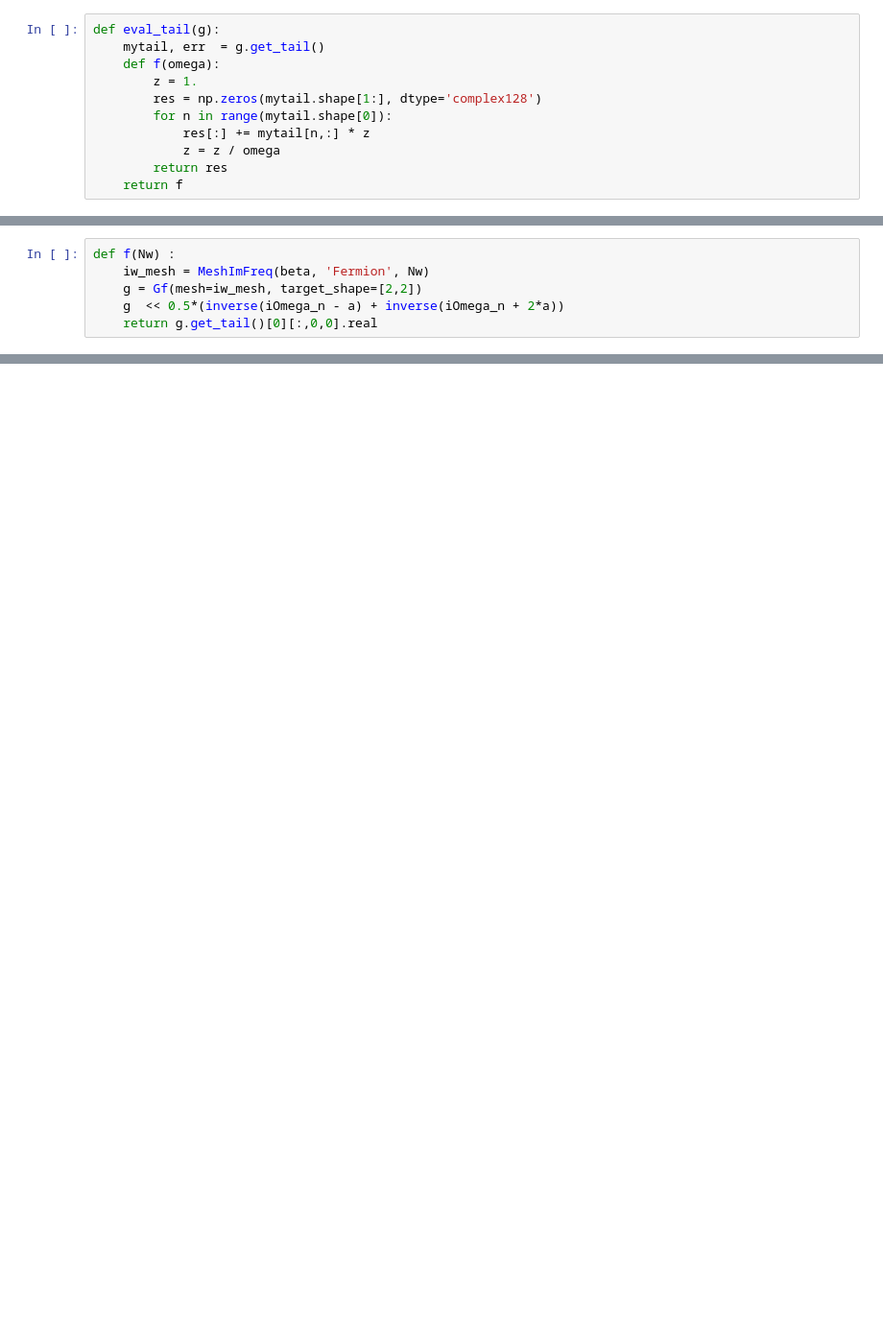
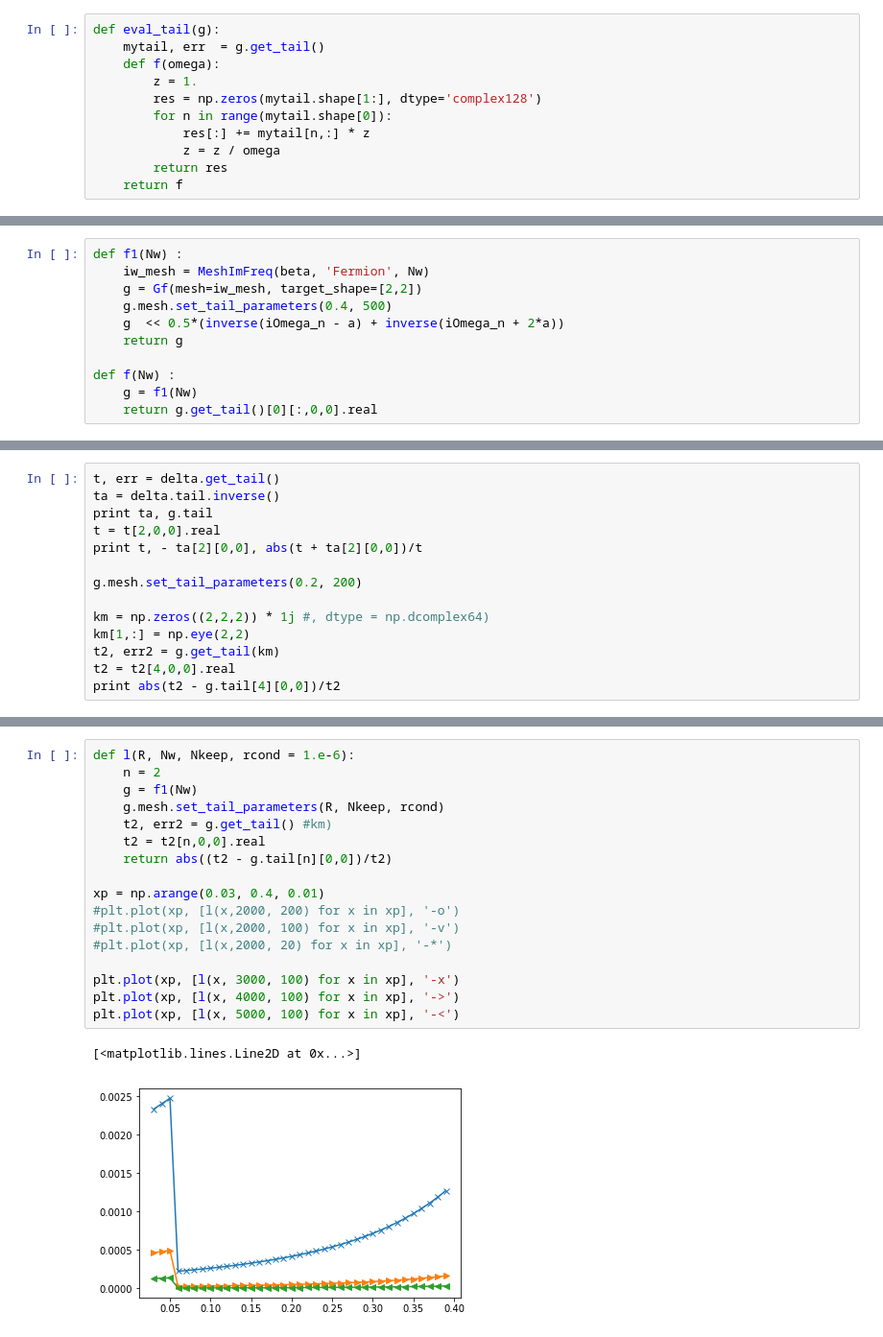
Before and after one commit to TRIQS/triqs, a Jupyter notebook: new_tail_test.ipynb, the cells around one changed output, grey strips where cells are left out. Shown: that part at 96% size. Saved outputs shown, nothing was run; the diff lists cells and outputs as text; blank space fills up the shorter version.

```diff
--- a/new_tail_test.ipynb
+++ b/new_tail_test.ipynb
@@ -67,6 +69,11 @@ for n,x in enumerate(g.get_tail()[0][:,0,0].real):
 # %%
-def f(Nw) :
+def f1(Nw) :
     iw_mesh = MeshImFreq(beta, 'Fermion', Nw)
     g = Gf(mesh=iw_mesh, target_shape=[2,2])
+    g.mesh.set_tail_parameters(0.4, 500)
     g  << 0.5*(inverse(iOmega_n - a) + inverse(iOmega_n + 2*a))
+    return g
+
+def f(Nw) :
+    g = f1(Nw)
     return g.get_tail()[0][:,0,0].real
@@ -72,0 +136,14 @@ def f(Nw) :
+# %%
+t, err = delta.get_tail()
+ta = delta.tail.inverse()
+print ta, g.tail
+t = t[2,0,0].real
+print t, - ta[2][0,0], abs(t + ta[2][0,0])/t
+
+g.mesh.set_tail_parameters(0.2, 200)
+
+km = np.zeros((2,2,2)) * 1j #, dtype = np.dcomplex64)
+km[1,:] = np.eye(2,2)
+t2, err2 = g.get_tail(km)
+t2 = t2[4,0,0].real
+print abs(t2 - g.tail[4][0,0])/t2
@@ -73,3 +168,23 @@ def f(Nw) :
+# %%
+def l(R, Nw, Nkeep, rcond = 1.e-6):
+    n = 2
+    g = f1(Nw)
+    g.mesh.set_tail_parameters(R, Nkeep, rcond)
+    t2, err2 = g.get_tail() #km)
+    t2 = t2[n,0,0].real
+    return abs((t2 - g.tail[n][0,0])/t2)
+
+xp = np.arange(0.03, 0.4, 0.01)
+#plt.plot(xp, [l(x,2000, 200) for x in xp], '-o')
+#plt.plot(xp, [l(x,2000, 100) for x in xp], '-v')
+#plt.plot(xp, [l(x,2000, 20) for x in xp], '-*')
+
+plt.plot(xp, [l(x, 3000, 100) for x in xp], '-x')
+plt.plot(xp, [l(x, 4000, 100) for x in xp], '->')
+plt.plot(xp, [l(x, 5000, 100) for x in xp], '-<')
+# %% [output]
+[<matplotlib.lines.Line2D at 0x...>]
+[figure, added]
 # %%
 %%timeit
 f(5000)
```
Also changed, not shown: parts of 17 cells of this notebook.
